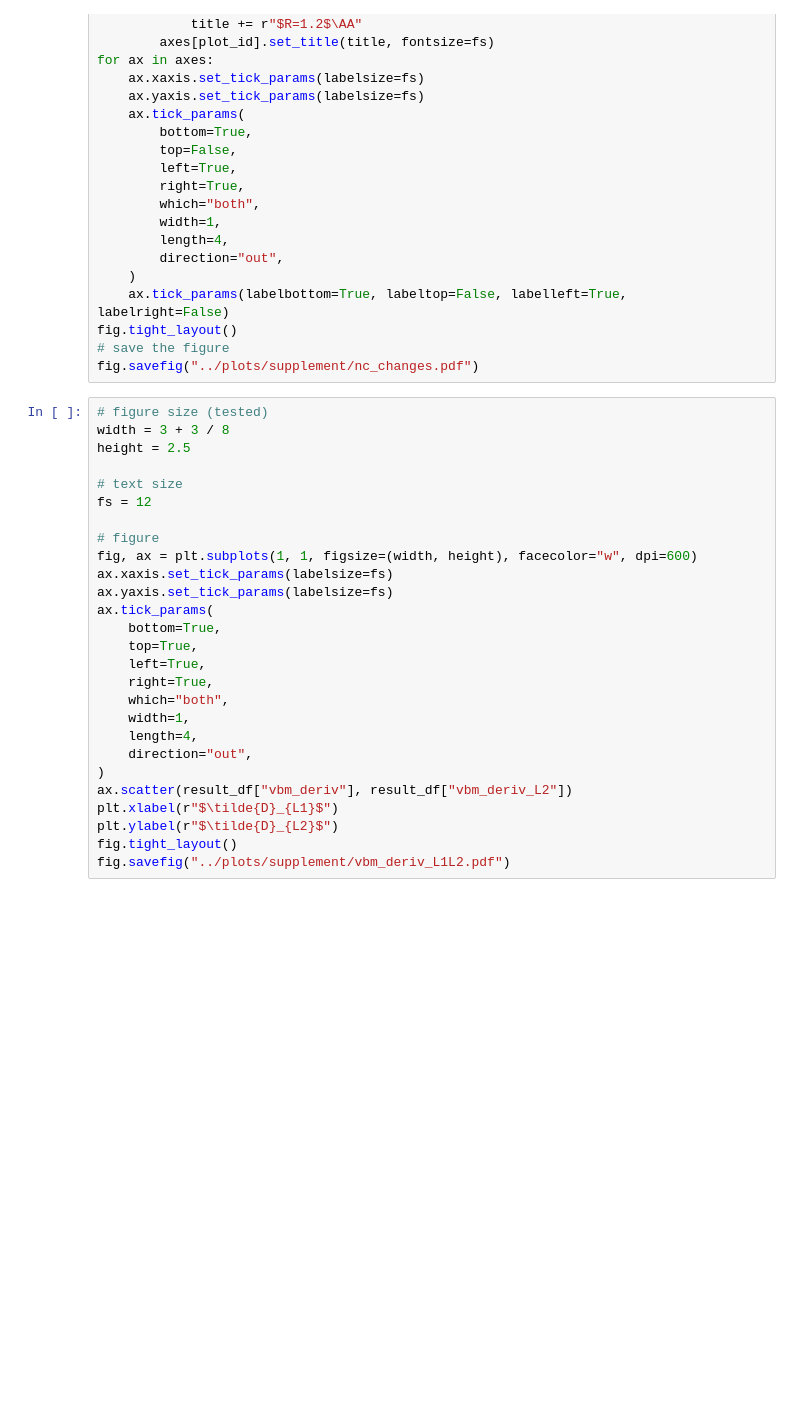
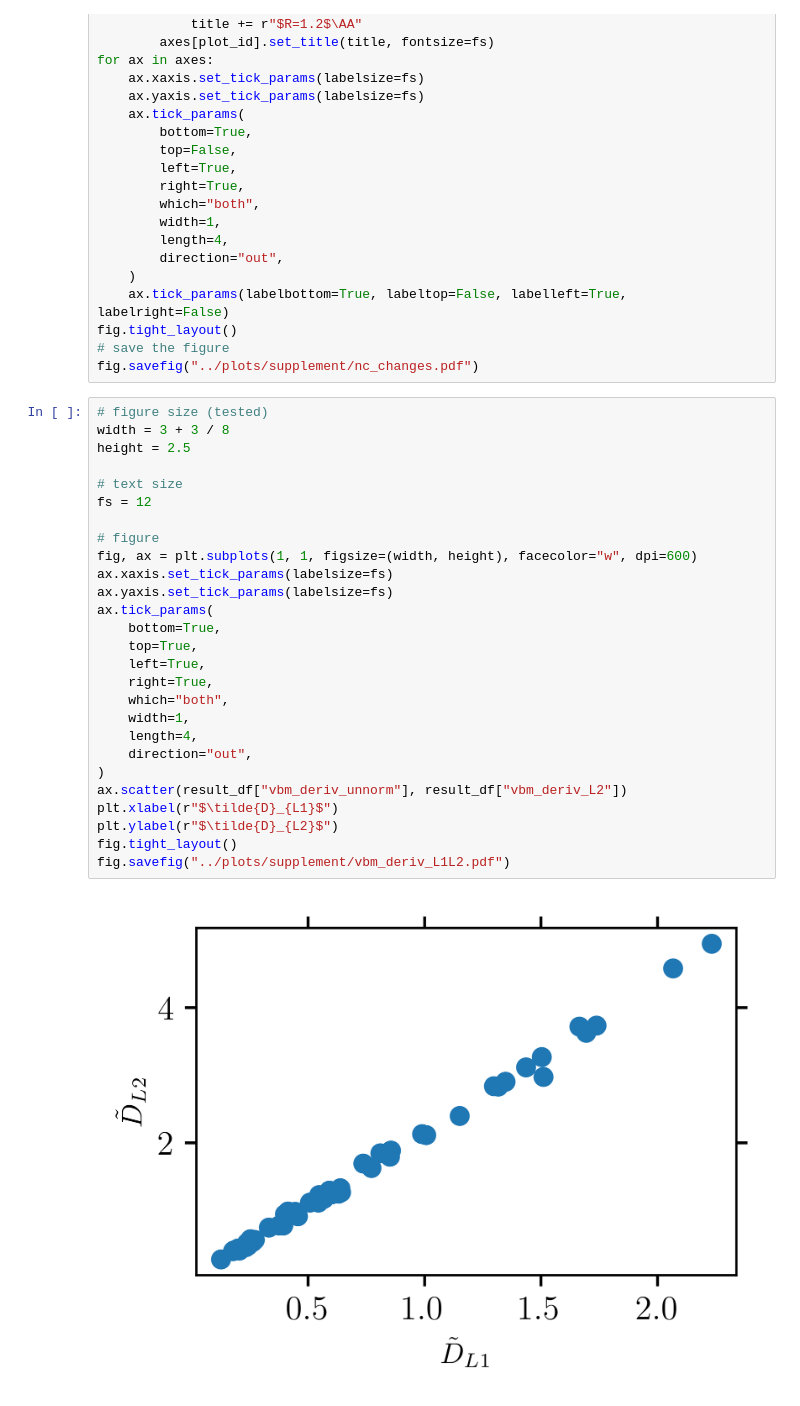
Before and after one commit to magr4826/ExcitonBindingPrediction, a Jupyter notebook: analysis/data_visualization_supplement.ipynb, the cells around one changed output. Cells and saved outputs as stored; diff of their text form; blank space fills up the shorter version.

Commit message:
fixed plot for comparison between L1- and L2-norm

```diff
--- a/analysis/data_visualization_supplement.ipynb
+++ b/analysis/data_visualization_supplement.ipynb
@@ -3252,27 +3255,29 @@ fig.savefig("../plots/supplement/nc_changes.pdf")
 # %%
 # figure size (tested)
 width = 3 + 3 / 8
 height = 2.5
 
 # text size
 fs = 12
 
 # figure
 fig, ax = plt.subplots(1, 1, figsize=(width, height), facecolor="w", dpi=600)
 ax.xaxis.set_tick_params(labelsize=fs)
 ax.yaxis.set_tick_params(labelsize=fs)
 ax.tick_params(
     bottom=True,
     top=True,
     left=True,
     right=True,
     which="both",
     width=1,
     length=4,
     direction="out",
 )
-ax.scatter(result_df["vbm_deriv"], result_df["vbm_deriv_L2"])
+ax.scatter(result_df["vbm_deriv_unnorm"], result_df["vbm_deriv_L2"])
 plt.xlabel(r"$\tilde{D}_{L1}$")
 plt.ylabel(r"$\tilde{D}_{L2}$")
 fig.tight_layout()
 fig.savefig("../plots/supplement/vbm_deriv_L1L2.pdf")
+# %% [output]
+[figure, added]
```
Also changed, not shown: parts of 1 cell of this notebook, 1 other file.
